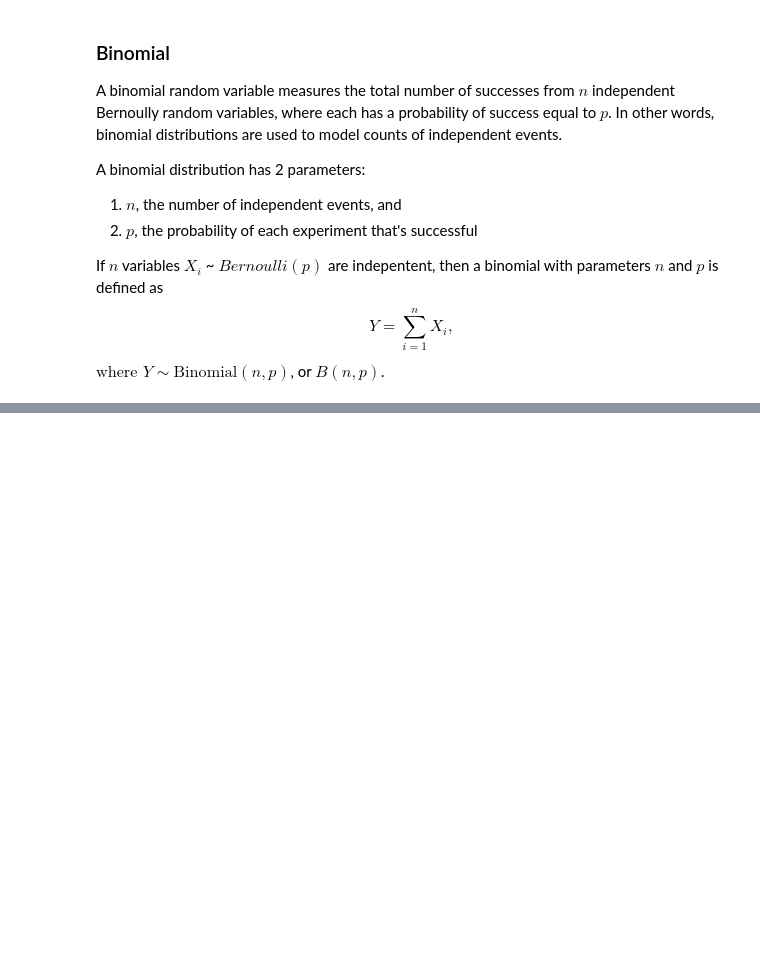
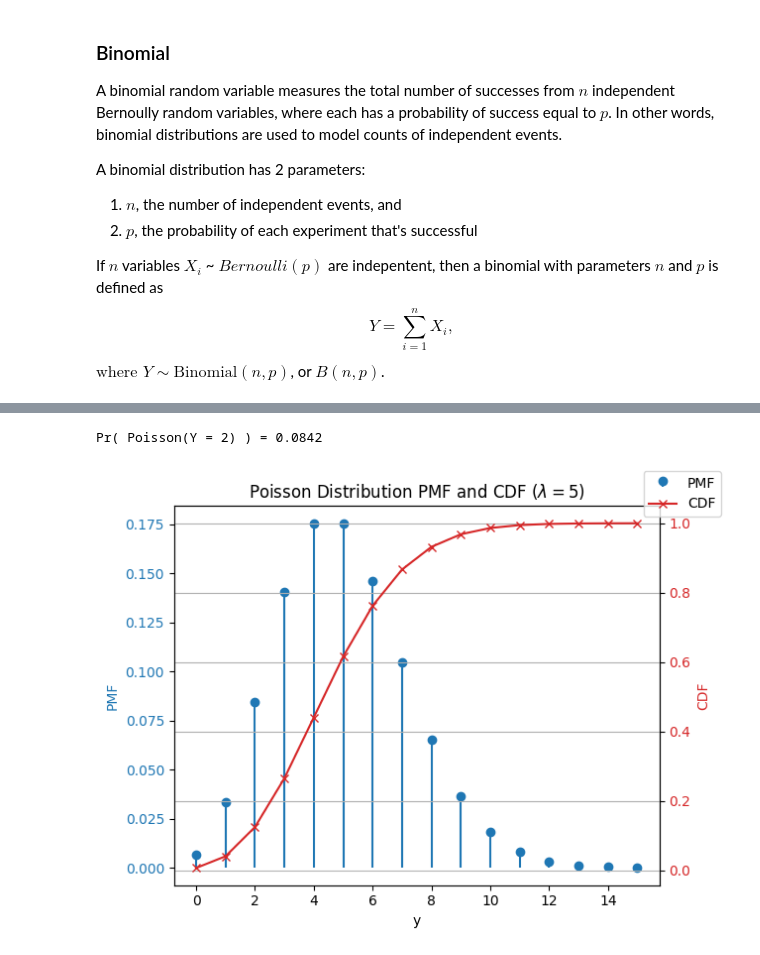
Before and after one commit to bencebaumann/prelim_frm_L1_playground, a Jupyter notebook: FRM_L1/FRM_L1_QUANTITATIVE_ANALYSIS/CH3_COMMON_UNIVARIATE_RANDOM_VARIABLES/ch_3_notes.ipynb, the cells around one changed output, grey strips where cells are left out. Saved outputs shown, nothing was run; the diff lists cells and outputs as text; code cells hidden in the pictures; blank space fills up the shorter version.

```diff
--- a/FRM_L1/FRM_L1_QUANTITATIVE_ANALYSIS/CH3_COMMON_UNIVARIATE_RANDOM_VARIABLES/ch_3_notes.ipynb
+++ b/FRM_L1/FRM_L1_QUANTITATIVE_ANALYSIS/CH3_COMMON_UNIVARIATE_RANDOM_VARIABLES/ch_3_notes.ipynb
@@ -152,0 +455,55 @@ p=0.4 n=1000 results statistics:
+# %%
+# Poisson PMF function
+def poisson_pmf(lmbda, y):
+    return (lmbda ** y) * math.exp(-lmbda) / math.factorial(y)
+
+# Poisson CDF function
+def poisson_cdf(lmbda, y):
+    floor_y = int(np.floor(y))
+    cdf_sum = 0
+    for k in range(floor_y + 1):
+        cdf_sum += poisson_pmf(lmbda, k)
+    return cdf_sum
+
+# Parameters
+lmbda = 5  # average number of events (hazard rate)
+max_y = 15 # The choice of max_y = 15 in the example
+# plotting code was an arbitrary decision to define a practical range for visualization of the Poisson PMF and CDF.
+# A common heuristic is to pick max_y ≈ λ + 3 * sqrt(λ) to capture over 99% of the probability mass.
+#from math import sqrt
+#print(str(lmbda + 3 * sqrt(lmbda))) # = 11.70820393249937
+
+# Sample: probability that exactly 2 bonds default in one month
+y_example = 2
+prob_y_example = poisson_pmf(lmbda, y_example)
+print(f"Pr( Poisson(Y = {y_example}) ) = {prob_y_example:.4f}")
+
+# Prepare values for plotting
+ys = list(range(max_y + 1))
+pmf_vals = [poisson_pmf(lmbda, y) for y in ys]
+cdf_vals = [poisson_cdf(lmbda, y) for y in ys]
+
+# Plot PMF and CDF
+fig, ax1 = plt.subplots()
+
+color = 'tab:blue'
+ax1.stem(ys, pmf_vals, basefmt=" ", label='PMF', linefmt=color, markerfmt='o')
+
+ax1.set_xlabel('y')
+ax1.set_ylabel('PMF', color=color)
+ax1.tick_params(axis='y', labelcolor=color)
+plt.title(r'Poisson Distribution PMF and CDF ($\lambda=5$)')
+
+ax2 = ax1.twinx()  # instantiate second axes that shares x-axis
+color = 'tab:red'
+ax2.plot(ys, cdf_vals, color=color, marker='x', label='CDF')
+ax2.set_ylabel('CDF', color=color)
+ax2.tick_params(axis='y', labelcolor=color)
+
+fig.tight_layout()
+fig.legend(loc='upper right')
+plt.grid(True)
+plt.show()
+# %% [output]
+Pr( Poisson(Y = 2) ) = 0.0842
+[figure, added]
```
Also changed, not shown: parts of 22 cells of this notebook.
